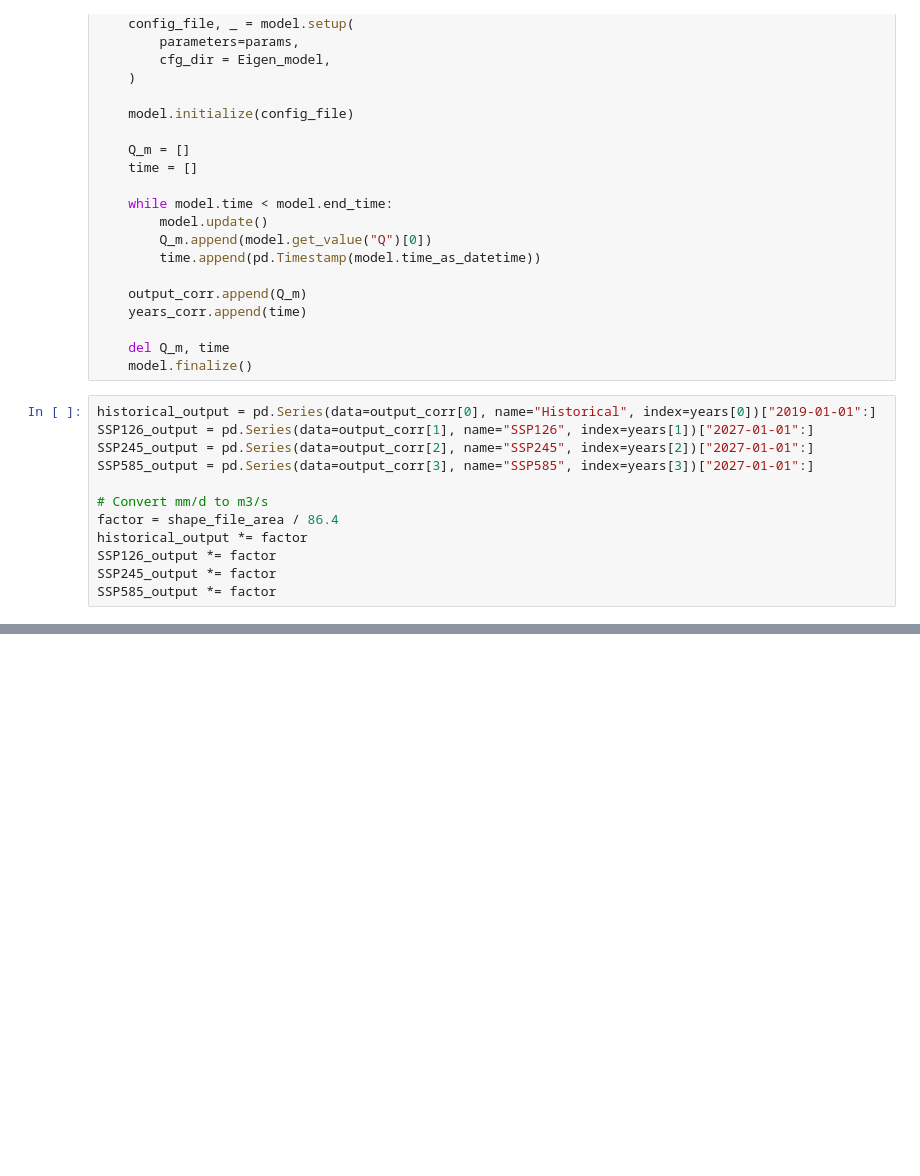
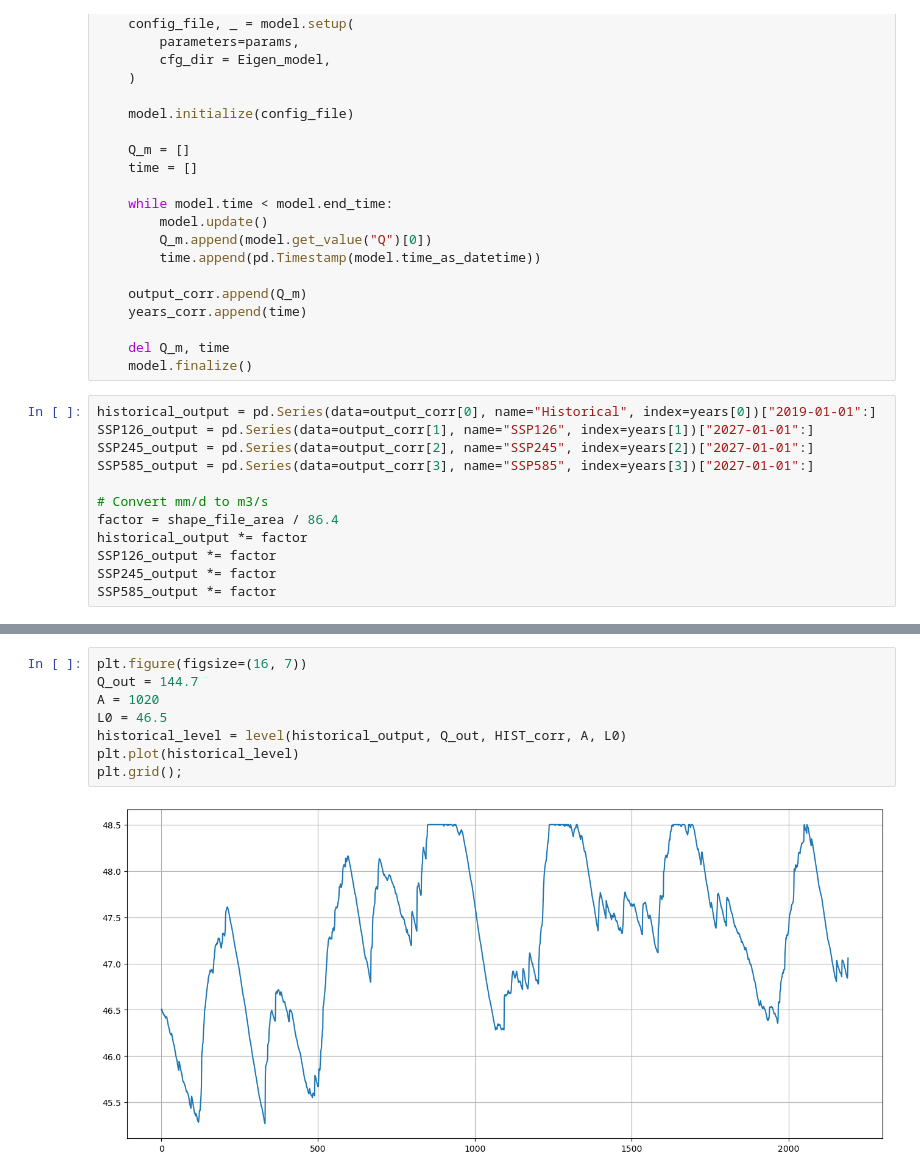
Before and after one commit to eWaterCycle/projects, a Jupyter notebook: Suriname_Model/Future_analysis.ipynb, the cells around one changed output, grey strips where cells are left out. Drawn from its saved outputs; the diff is of its cells as text; blank space fills up the shorter version.

```diff
--- a/Suriname_Model/Future_analysis.ipynb
+++ b/Suriname_Model/Future_analysis.ipynb
@@ -608,0 +620,10 @@ np.set_printoptions(suppress=True)
+# %%
+plt.figure(figsize=(16, 7))
+Q_out = 144.7
+A = 1020
+L0 = 46.5
+historical_level = level(historical_output, Q_out, HIST_corr, A, L0)
+plt.plot(historical_level)
+plt.grid();
+# %% [output]
+[figure, added]
```
Also changed, not shown: parts of 30 cells of this notebook, 1 other file.
